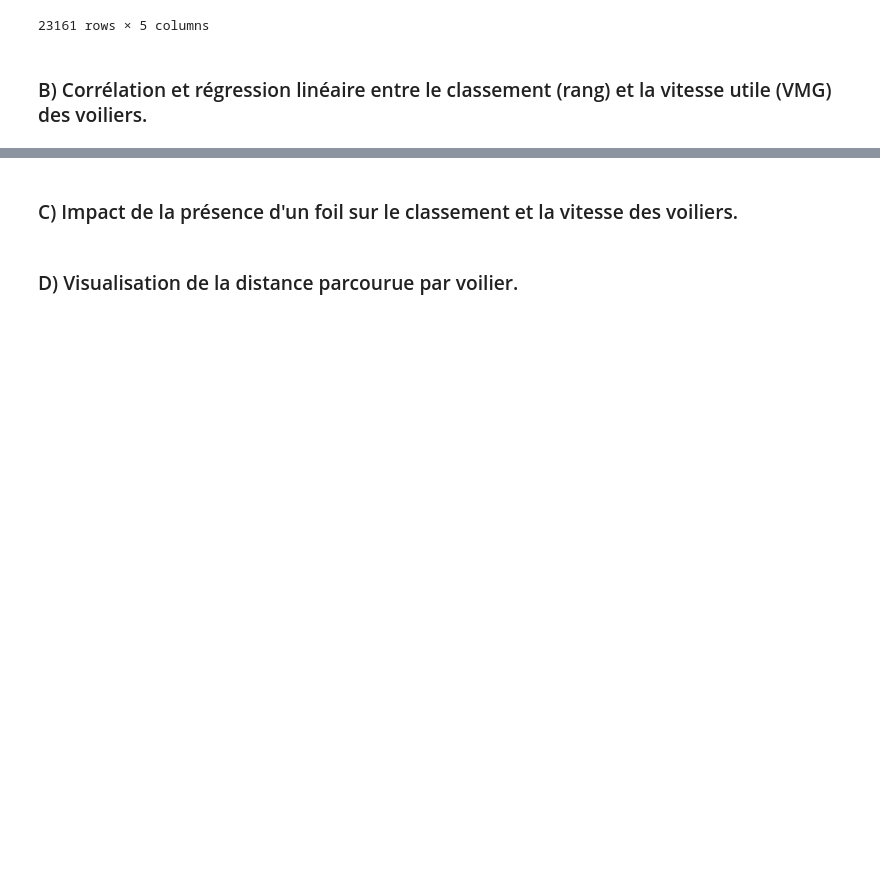
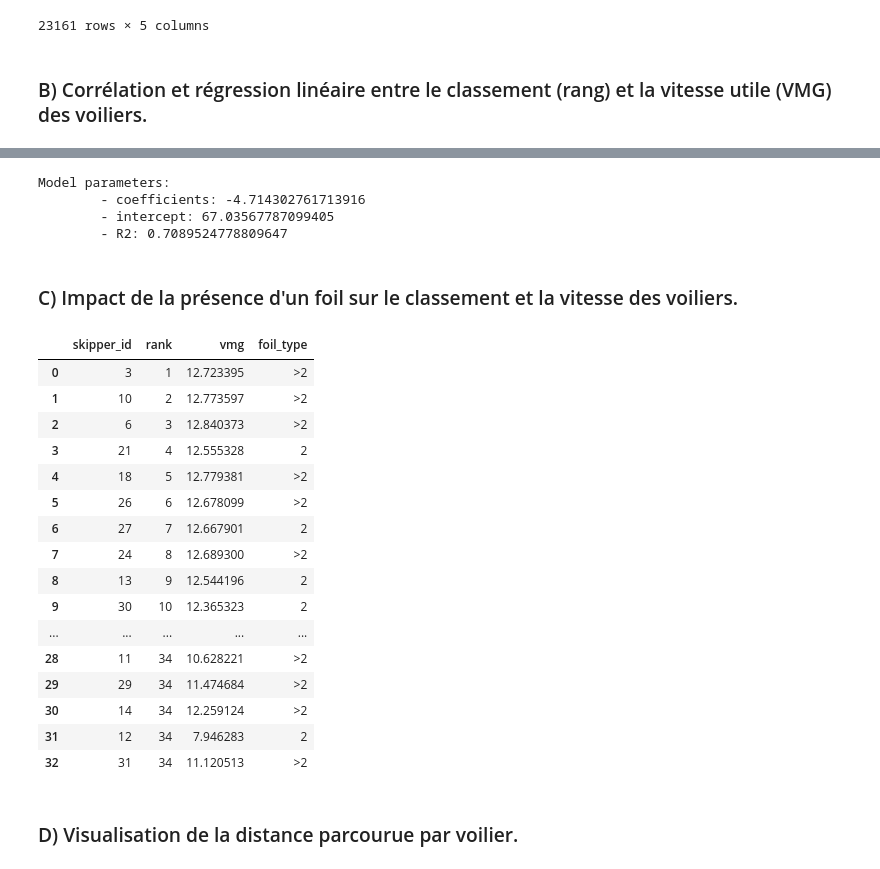
Before and after one commit to Kit-BIGDATA-Telecom-2022-2023/brejon-louis, a Jupyter notebook: projet_final/main.ipynb, the cells around one changed output, grey strips where cells are left out. Cells and saved outputs as stored; diff of their text form; code cells hidden in the pictures; blank space fills up the shorter version.

```diff
--- a/projet_final/main.ipynb
+++ b/projet_final/main.ipynb
@@ -986,2 +1231,9 @@ plt.show()
+# %%
+display_LR(X, y)
+# %% [output]
+Model parameters:
+        - coefficients: -4.714302761713916
+        - intercept: 67.03567787099405
+        - R2: 0.7089524778809647
 # %% [markdown]
 ### C) Impact de la présence d'un foil sur le classement et la vitesse des voiliers.
@@ -987,0 +1265,31 @@ plt.show()
+# %%
+df_skipper_foils = pd.DataFrame()
+for skipper_id in df_timeline['skipper_id'].unique().tolist():
+    df_tmp = df_timeline[df_timeline['skipper_id']==skipper_id].iloc[[0]]
+    df_tmp['datetime'] = df_tmp.index
+    df_skipper_foils = pd.concat([df_skipper_foils, df_tmp], ignore_index=True)
+
+df_skipper_foils = df_skipper_foils.sort_values(by='rank').reset_index(drop=True)
+df_skipper_foils['vmg'] = df_skipper_foils['skipper_id'].apply(lambda x: get_skipper_timeline(df_all_skippers, x)['sincelastreport_vmg'].dropna().mean())
+df_skipper_foils['foil_type'] = df_skipper_foils['skipper_id'].apply(lambda x: df_boats_characteristics[df_boats_characteristics['skipper_id']==x]['drift_amount'].values[0])
+df_skipper_foils = df_skipper_foils.drop(columns=['skipper_lastname', 'skipper_firstname', 'datetime', 'skipper_status'])
+
+df_skipper_foils
+# %% [output]
+|  | skipper_id | rank | vmg | foil_type |
+| 0 | 3 | 1 | 12.723395 | >2 |
+| 1 | 10 | 2 | 12.773597 | >2 |
+| 2 | 6 | 3 | 12.840373 | >2 |
+| 3 | 21 | 4 | 12.555328 | 2 |
+| 4 | 18 | 5 | 12.779381 | >2 |
+| 5 | 26 | 6 | 12.678099 | >2 |
+| 6 | 27 | 7 | 12.667901 | 2 |
+| 7 | 24 | 8 | 12.689300 | >2 |
+| 8 | 13 | 9 | 12.544196 | 2 |
+| 9 | 30 | 10 | 12.365323 | 2 |
+| ... | ... | ... | ... | ... |
+| 28 | 11 | 34 | 10.628221 | >2 |
+| 29 | 29 | 34 | 11.474684 | >2 |
+| 30 | 14 | 34 | 12.259124 | >2 |
+| 31 | 12 | 34 | 7.946283 | 2 |
+| 32 | 31 | 34 | 11.120513 | >2 |
```
Also changed, not shown: parts of 42 cells of this notebook, 1 other file.
